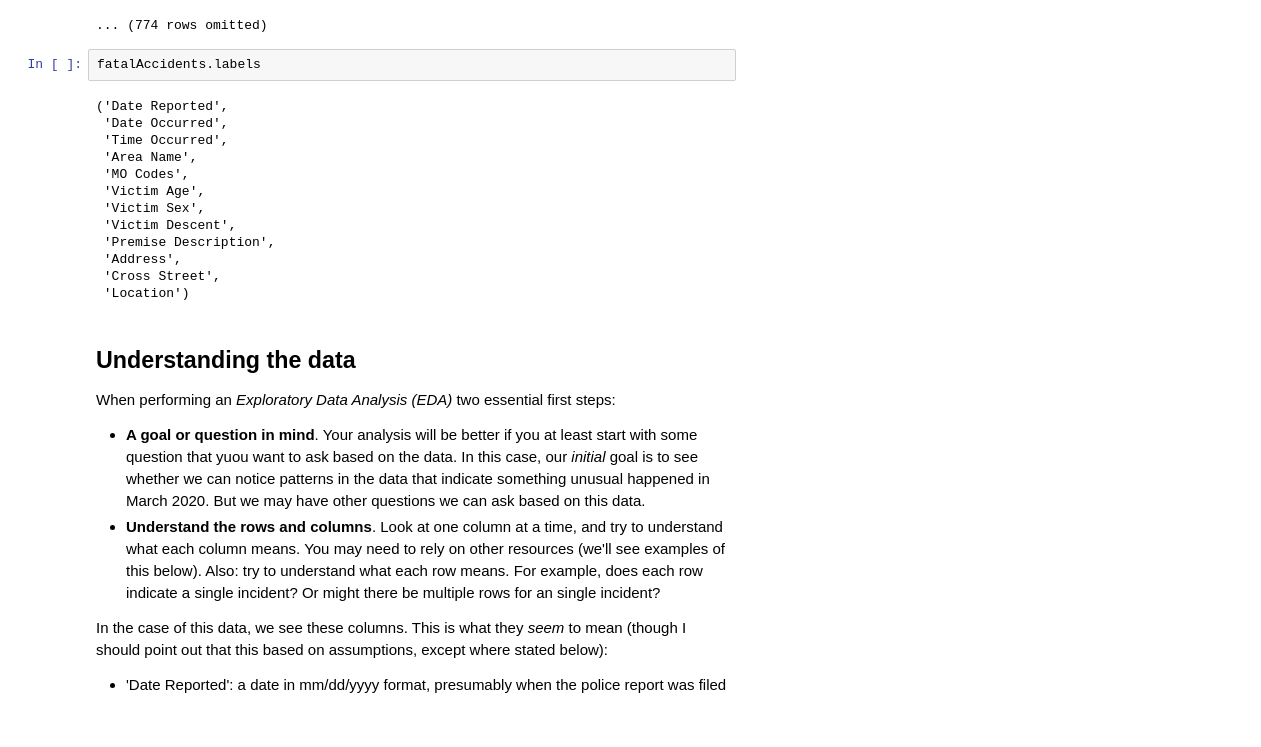
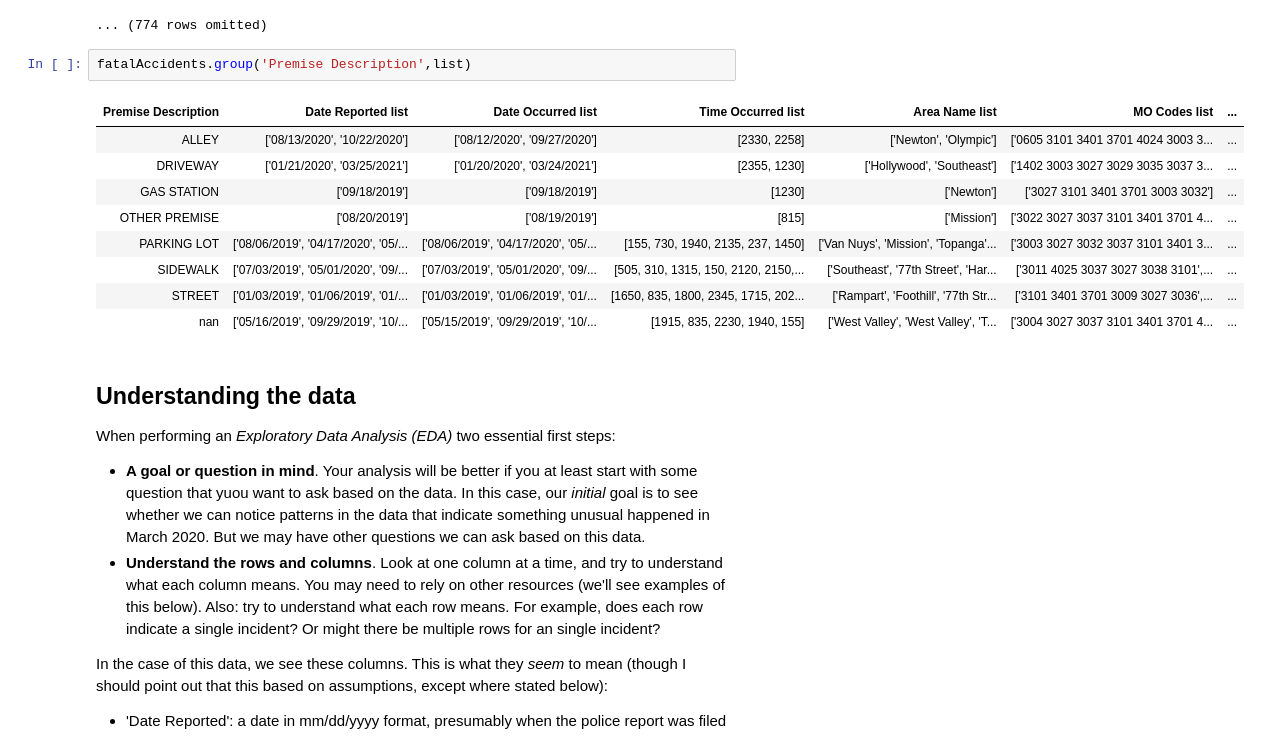
Before and after one commit to ucsb-ds/cmpsc5a-s25-students, a Jupyter notebook: labs/lab03/lab03.ipynb, the cells around one changed output. Drawn from its saved outputs; the diff is of its cells as text.

```diff
--- a/labs/lab03/lab03.ipynb
+++ b/labs/lab03/lab03.ipynb
@@ -48,20 +142,17 @@ fatalAccidents
 | 01/16/2019 | 01/16/2019 | 615 | Northeast | 0605 3101 3401 3701 4024 3003 302... | 58 | F | H | ... |
 ... (774 rows omitted)
 # %%
-fatalAccidents.labels
+fatalAccidents.group('Premise Description',list)
 # %% [output]
-('Date Reported',
- 'Date Occurred',
- 'Time Occurred',
- 'Area Name',
- 'MO Codes',
- 'Victim Age',
- 'Victim Sex',
- 'Victim Descent',
- 'Premise Description',
- 'Address',
- 'Cross Street',
- 'Location')
+| Premise Description | Date Reported list | Date Occurred list | Time Occurred list | Area Name list | MO Codes list | ... |
+| ALLEY | ['08/13/2020', '10/22/2020'] | ['08/12/2020', '09/27/2020'] | [2330, 2258] | ['Newton', 'Olympic'] | ['0605 3101 3401 3701 4024 3003 3... | ... |
+| DRIVEWAY | ['01/21/2020', '03/25/2021'] | ['01/20/2020', '03/24/2021'] | [2355, 1230] | ['Hollywood', 'Southeast'] | ['1402 3003 3027 3029 3035 3037 3... | ... |
+| GAS STATION | ['09/18/2019'] | ['09/18/2019'] | [1230] | ['Newton'] | ['3027 3101 3401 3701 3003 3032'] | ... |
+| OTHER PREMISE | ['08/20/2019'] | ['08/19/2019'] | [815] | ['Mission'] | ['3022 3027 3037 3101 3401 3701 4... | ... |
+| PARKING LOT | ['08/06/2019', '04/17/2020', '05/... | ['08/06/2019', '04/17/2020', '05/... | [155, 730, 1940, 2135, 237, 1450] | ['Van Nuys', 'Mission', 'Topanga'... | ['3003 3027 3032 3037 3101 3401 3... | ... |
+| SIDEWALK | ['07/03/2019', '05/01/2020', '09/... | ['07/03/2019', '05/01/2020', '09/... | [505, 310, 1315, 150, 2120, 2150,... | ['Southeast', '77th Street', 'Har... | ['3011 4025 3037 3027 3038 3101',... | ... |
+| STREET | ['01/03/2019', '01/06/2019', '01/... | ['01/03/2019', '01/06/2019', '01/... | [1650, 835, 1800, 2345, 1715, 202... | ['Rampart', 'Foothill', '77th Str... | ['3101 3401 3701 3009 3027 3036',... | ... |
+| nan | ['05/16/2019', '09/29/2019', '10/... | ['05/15/2019', '09/29/2019', '10/... | [1915, 835, 2230, 1940, 155] | ['West Valley', 'West Valley', 'T... | ['3004 3027 3037 3101 3401 3701 4... | ... |
 # %% [markdown]
 ## Understanding the data
 
```
Also changed, not shown: parts of 16 cells of this notebook, 1 other file.
